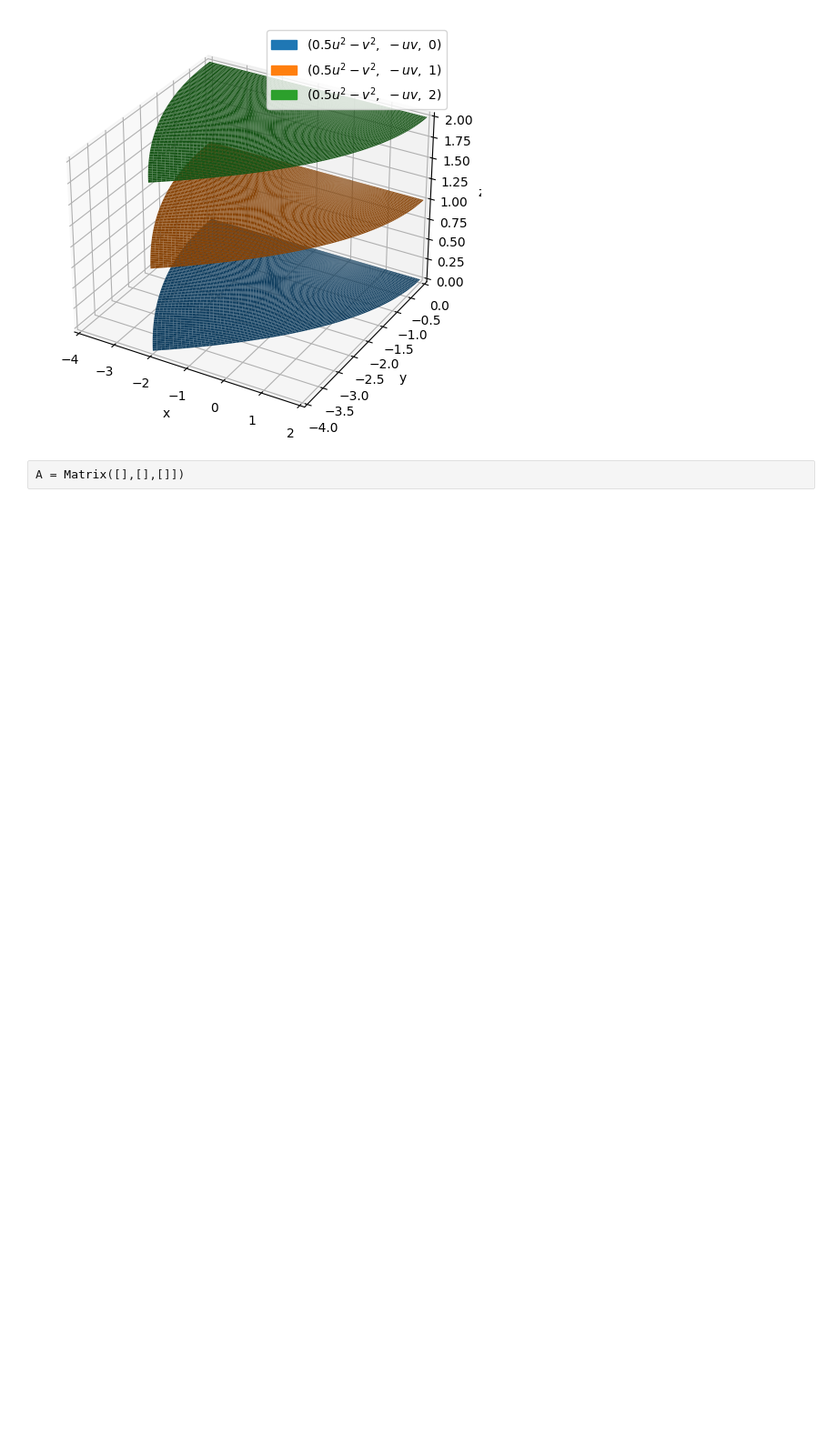
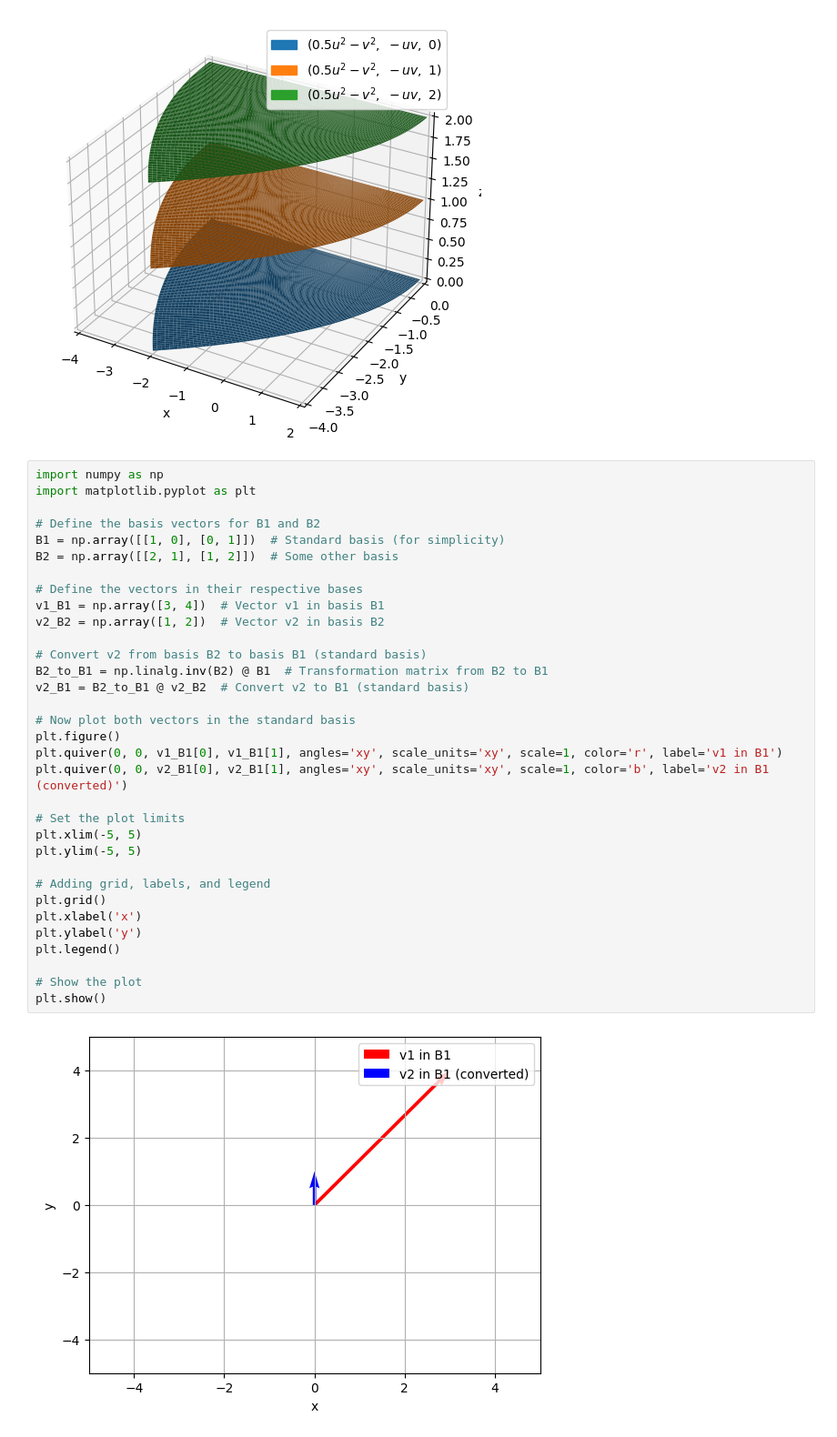
Before and after one commit to je6ndar/uni, a Jupyter notebook: DTU_Math1b/Plots.ipynb, the cells around one changed output. Shown at 91% size. Cells and saved outputs as stored; diff of their text form; blank space fills up the shorter version.

```diff
--- a/DTU_Math1b/Plots.ipynb
+++ b/DTU_Math1b/Plots.ipynb
@@ -16,4 +16,37 @@ plt.show()
 # %% [output]
 [figure]
 # %%
-A = Matrix([],[],[]])
+import numpy as np
+import matplotlib.pyplot as plt
+
+# Define the basis vectors for B1 and B2
+B1 = np.array([[1, 0], [0, 1]])  # Standard basis (for simplicity)
+B2 = np.array([[2, 1], [1, 2]])  # Some other basis
+
+# Define the vectors in their respective bases
+v1_B1 = np.array([3, 4])  # Vector v1 in basis B1
+v2_B2 = np.array([1, 2])  # Vector v2 in basis B2
+
+# Convert v2 from basis B2 to basis B1 (standard basis)
+B2_to_B1 = np.linalg.inv(B2) @ B1  # Transformation matrix from B2 to B1
+v2_B1 = B2_to_B1 @ v2_B2  # Convert v2 to B1 (standard basis)
+
+# Now plot both vectors in the standard basis
+plt.figure()
+plt.quiver(0, 0, v1_B1[0], v1_B1[1], angles='xy', scale_units='xy', scale=1, color='r', label='v1 in B1')
+plt.quiver(0, 0, v2_B1[0], v2_B1[1], angles='xy', scale_units='xy', scale=1, color='b', label='v2 in B1 (converted)')
+
+# Set the plot limits
+plt.xlim(-5, 5)
+plt.ylim(-5, 5)
+
+# Adding grid, labels, and legend
+plt.grid()
+plt.xlabel('x')
+plt.ylabel('y')
+plt.legend()
+
+# Show the plot
+plt.show()
+# %% [output]
+[figure, added]
```
Also changed, not shown: 21 other files.
